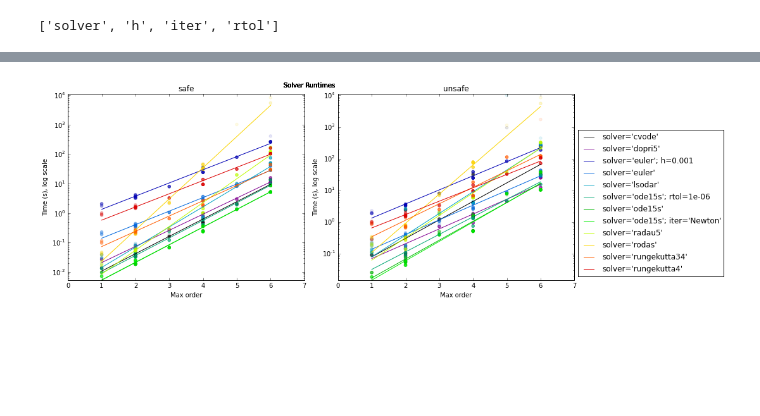
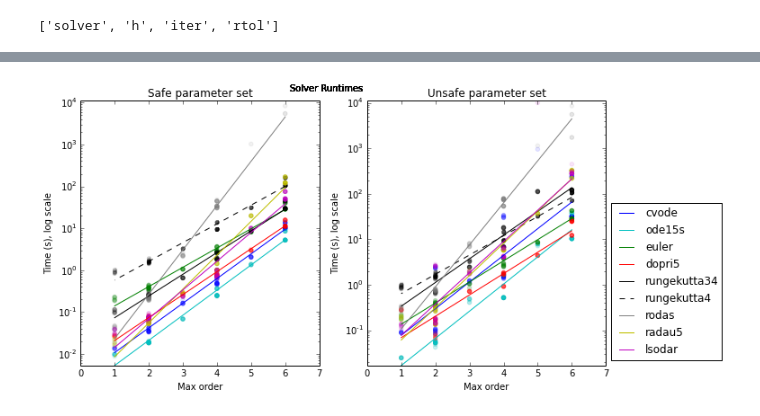
Before and after one commit to theosysbio/means, a Jupyter notebook: prototypes/stability/Runtimes.ipynb, the cells around one changed output, grey strips where cells are left out. Cells and saved outputs as stored; diff of their text form; code cells hidden in the pictures; blank space fills up the shorter version.

```diff
--- a/prototypes/stability/Runtimes.ipynb
+++ b/prototypes/stability/Runtimes.ipynb
@@ -66,8 +66,8 @@ def scatter_for_all_parameter_sets(df, log_scale=True, title=None, ylim=None, *a
                                          log_scale=log_scale, ylim=ylim)
 
 
-    plt.xlabel('max_order')
-    plt.ylabel('runtime (seconds)')
+    plt.xlabel('Max order')
+    plt.ylabel('Runtime (seconds){0}'.format(' (log scale)' if log_scale else ''))
     if title is not None:
         plt.title(title)
 
@@ -129,32 +135,61 @@ for key, group in runtimes.replace(np.nan, 'N/A').groupby(GROUP_COLUMNS):
+# %%
+groups_dict = {}
+for key, group in _groups(runtimes):
+    groups_dict[key] = group
+# %%
+ordered_keys = [(('cvode', 'N/A', 'N/A', 'N/A'), dict(color='b')),
+                (('ode15s', 'N/A', 'N/A', 'N/A'), dict(color='c')),
+                #(('ode15s', 'N/A', 'N/A', 1e-06), dict(color='c', linestyle=':')),
+                #(('ode15s', 'N/A', 'Newton', 'N/A'), dict(color='c', linestyle='-.')),
+
+                (('euler', 'N/A', 'N/A', 'N/A'), dict(color='g')),
+               # (('euler', 0.001, 'N/A', 'N/A'), dict(color='g', linestyle=':')),
+                (('dopri5', 'N/A', 'N/A', 'N/A'), dict(color='r')),
+
+                (('rungekutta34', 'N/A', 'N/A', 'N/A'), dict(color='k')),
+                (('rungekutta4', 'N/A', 'N/A', 'N/A'), dict(color='k', linestyle='--')),
+                (('rodas', 'N/A', 'N/A', 'N/A'), dict(color='gray')),
+
+                (('radau5', 'N/A', 'N/A', 'N/A'), dict(color='y')),
+
+                (('lsodar', 'N/A', 'N/A', 'N/A'), dict(color='m')),
+               ]
 # %%
 available_parameter_sets = set(runtimes.parameter_set.values)
 
 colours = itertools.cycle(['b', 'g', 'r', 'c', 'm', 'y', 'k'])
 
 colormap = plt.cm.spectral
 colours = [colormap(i) for i in np.linspace(0, 0.9, len(_groups(runtimes)))]
 
-for colour, (key, group) in zip(colours, _groups(runtimes)):
+plt.figure(figsize=(9,5))
 
-    title = _str_key(key)
+for colour, (key, kwargs) in zip(colours, ordered_keys):
+    group = groups_dict[key]
+    if len(filter(lambda x: x != 'N/A', key)) == 1:
+        title =  key[0]
+    else:
+        title = _str_key(key)
     for i, parameter in enumerate(sorted(available_parameter_sets)):
         plt.subplot(1, len(available_parameter_sets), i+1)
-        plt.title(parameter)
+        plt.title('{0} parameter set'.format(parameter.capitalize()))
 
         sub_group = group[group.parameter_set == parameter]
 
-        scatter_with_log_regression_line(sub_group, 'max_order', 'runtime', label=title, color=colour, alpha=0.1,
-                                         ylim=ylim)
+        scatter_with_log_regression_line(sub_group, 'max_order', 'runtime',
+                                         label=title,
+                                         alpha=0.1,
+                                         ylim=ylim, **kwargs)
         plt.ylabel('Time (s), log scale')
         plt.xlabel('Max order')
 
     # Only one legend
     plt.legend(loc='lower left', bbox_to_anchor=(1, 0))
     plt.suptitle('Solver Runtimes')
 
 if SVG_OUTPUT:
-    plt.savefig(os.path.join(SVG_OUTPUT_DIR, 'runtimes-all.svg'), bbox_inches='tight')
+    plt.savefig(os.path.join(SVG_OUTPUT_DIR, 'runtimes-all.pdf'), bbox_inches='tight')
 # %% [output]
-[figure, old version]
+[figure, new version]
 # %%
 plt.close()
```
Also changed, not shown: parts of 2 cells of this notebook, 3 other files.
